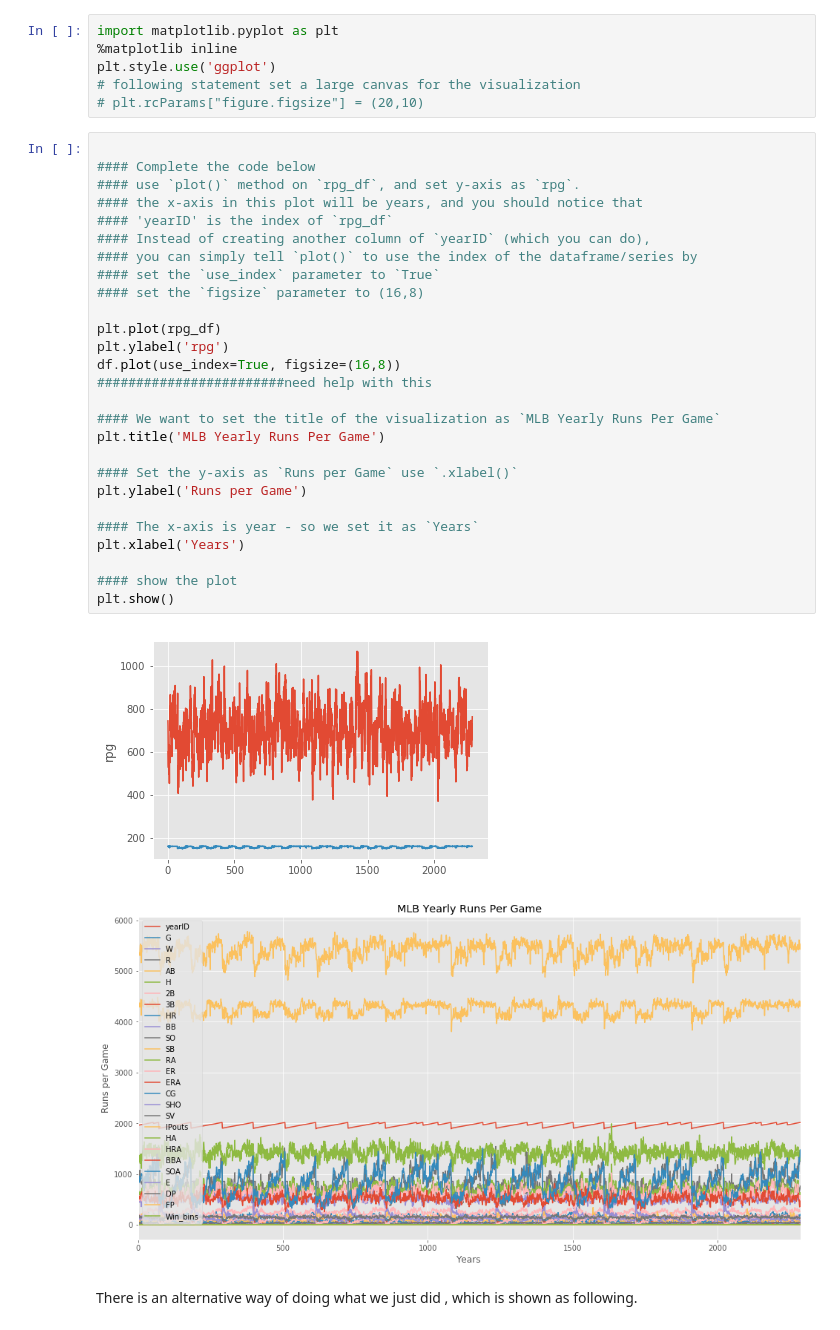
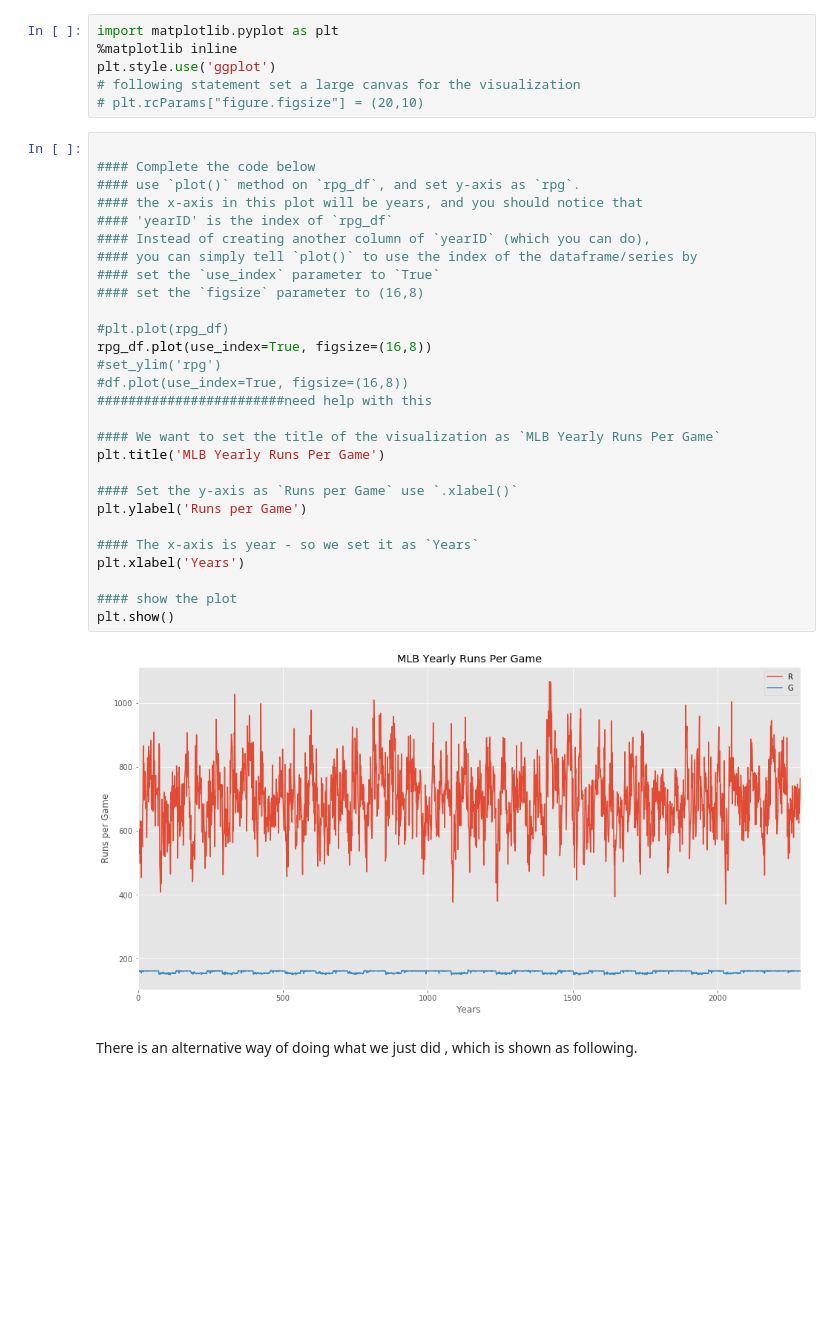
Before and after one commit to fairfield-university-ba545/week-4-megankuscsik, a Jupyter notebook: Mini_project_1_baseball_analytics_pt2.ipynb, the cells around one changed output. Cells and saved outputs as stored; diff of their text form; blank space fills up the shorter version.

```diff
--- a/Mini_project_1_baseball_analytics_pt2.ipynb
+++ b/Mini_project_1_baseball_analytics_pt2.ipynb
@@ -121,33 +121,33 @@ plt.style.use('ggplot')
 # %%
 
 #### Complete the code below
 #### use `plot()` method on `rpg_df`, and set y-axis as `rpg`.
 #### the x-axis in this plot will be years, and you should notice that
 #### 'yearID' is the index of `rpg_df`
 #### Instead of creating another column of `yearID` (which you can do),
 #### you can simply tell `plot()` to use the index of the dataframe/series by
 #### set the `use_index` parameter to `True`
 #### set the `figsize` parameter to (16,8)
 
-plt.plot(rpg_df)
-plt.ylabel('rpg')
-df.plot(use_index=True, figsize=(16,8))
+#plt.plot(rpg_df)
+rpg_df.plot(use_index=True, figsize=(16,8))
+#set_ylim('rpg')
+#df.plot(use_index=True, figsize=(16,8))
 ########################need help with this
 
 #### We want to set the title of the visualization as `MLB Yearly Runs Per Game`
 plt.title('MLB Yearly Runs Per Game')
 
 #### Set the y-axis as `Runs per Game` use `.xlabel()`
 plt.ylabel('Runs per Game')
 
 #### The x-axis is year - so we set it as `Years`
 plt.xlabel('Years')
 
 #### show the plot
 plt.show()
 # %% [output]
-[figure, old version]
+[figure, new version]
-[figure, removed]
 # %% [markdown]
 There is an alternative way of doing what we just did , which is shown as following.
 # %%
```
Also changed, not shown: parts of 12 cells of this notebook.
